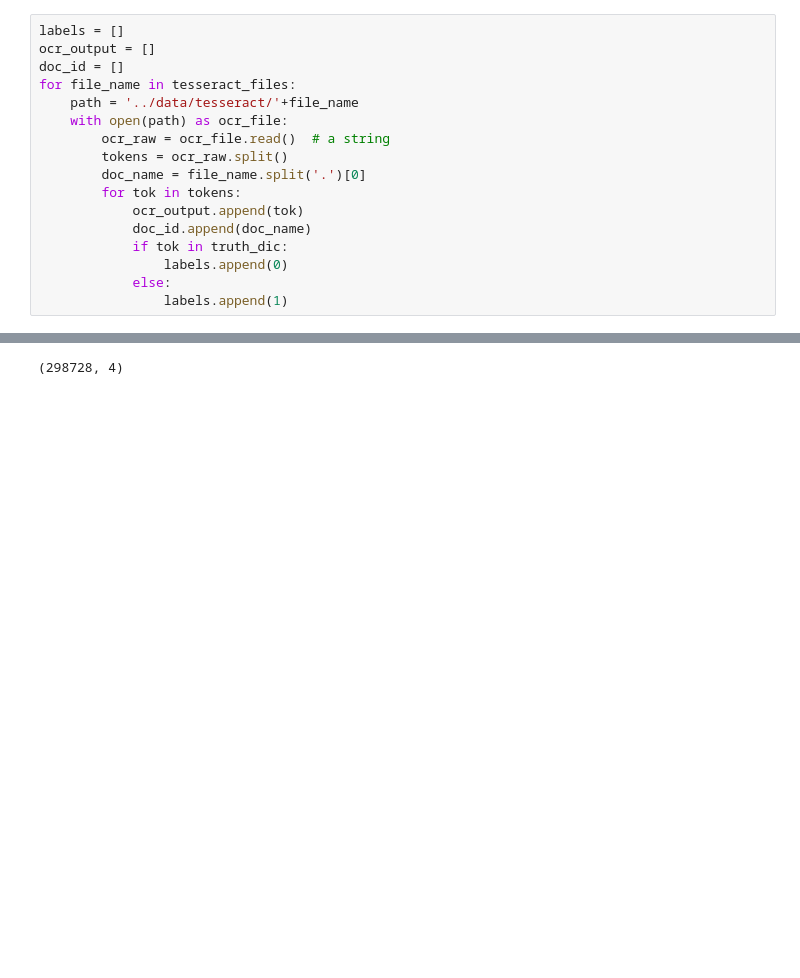
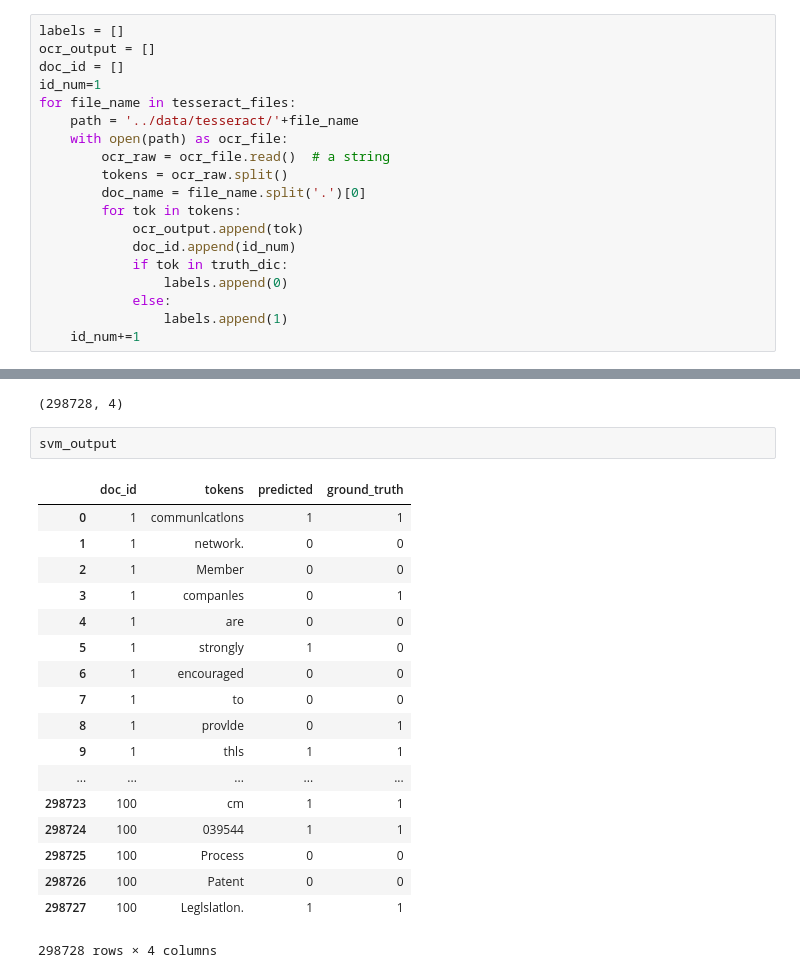
Before and after one commit to TZstatsADS/Spring2019-Proj4-group4, a Jupyter notebook: lib/error_detection.ipynb, the cells around one changed output, grey strips where cells are left out. Cells and saved outputs as stored; diff of their text form; blank space fills up the shorter version.

Commit message:
svm output update

```diff
--- a/lib/error_detection.ipynb
+++ b/lib/error_detection.ipynb
@@ -37,6 +37,7 @@ for file_name in gtruth_files:
 labels = []
 ocr_output = []
 doc_id = []
+id_num=1
 for file_name in tesseract_files:
     path = '../data/tesseract/'+file_name
     with open(path) as ocr_file:
@@ -45,11 +46,12 @@ for file_name in tesseract_files:
         doc_name = file_name.split('.')[0]
         for tok in tokens:
             ocr_output.append(tok)
-            doc_id.append(doc_name)
+            doc_id.append(id_num)
             if tok in truth_dic:
                 labels.append(0)
             else:
                 labels.append(1)
+    id_num+=1
 # %%
 print(doc_id[:10])
 print(ocr_output[:10])
@@ -246,3 +255,24 @@ svm_output.to_csv("../output/svm_output.csv", sep=',',index=False)
 svm_output.shape
 # %% [output]
 (298728, 4)
+# %%
+svm_output
+# %% [output]
+|  | doc_id | tokens | predicted | ground_truth |
+| 0 | 1 | communlcatlons | 1 | 1 |
+| 1 | 1 | network. | 0 | 0 |
+| 2 | 1 | Member | 0 | 0 |
+| 3 | 1 | companles | 0 | 1 |
+| 4 | 1 | are | 0 | 0 |
+| 5 | 1 | strongly | 1 | 0 |
+| 6 | 1 | encouraged | 0 | 0 |
+| 7 | 1 | to | 0 | 0 |
+| 8 | 1 | provlde | 0 | 1 |
+| 9 | 1 | thls | 1 | 1 |
+| ... | ... | ... | ... | ... |
+| 298723 | 100 | cm | 1 | 1 |
+| 298724 | 100 | 039544 | 1 | 1 |
+| 298725 | 100 | Process | 0 | 0 |
+| 298726 | 100 | Patent | 0 | 0 |
+| 298727 | 100 | Leglslatlon. | 1 | 1 |
+298728 rows × 4 columns
```
Also changed, not shown: parts of 2 cells of this notebook, 1 other file.
